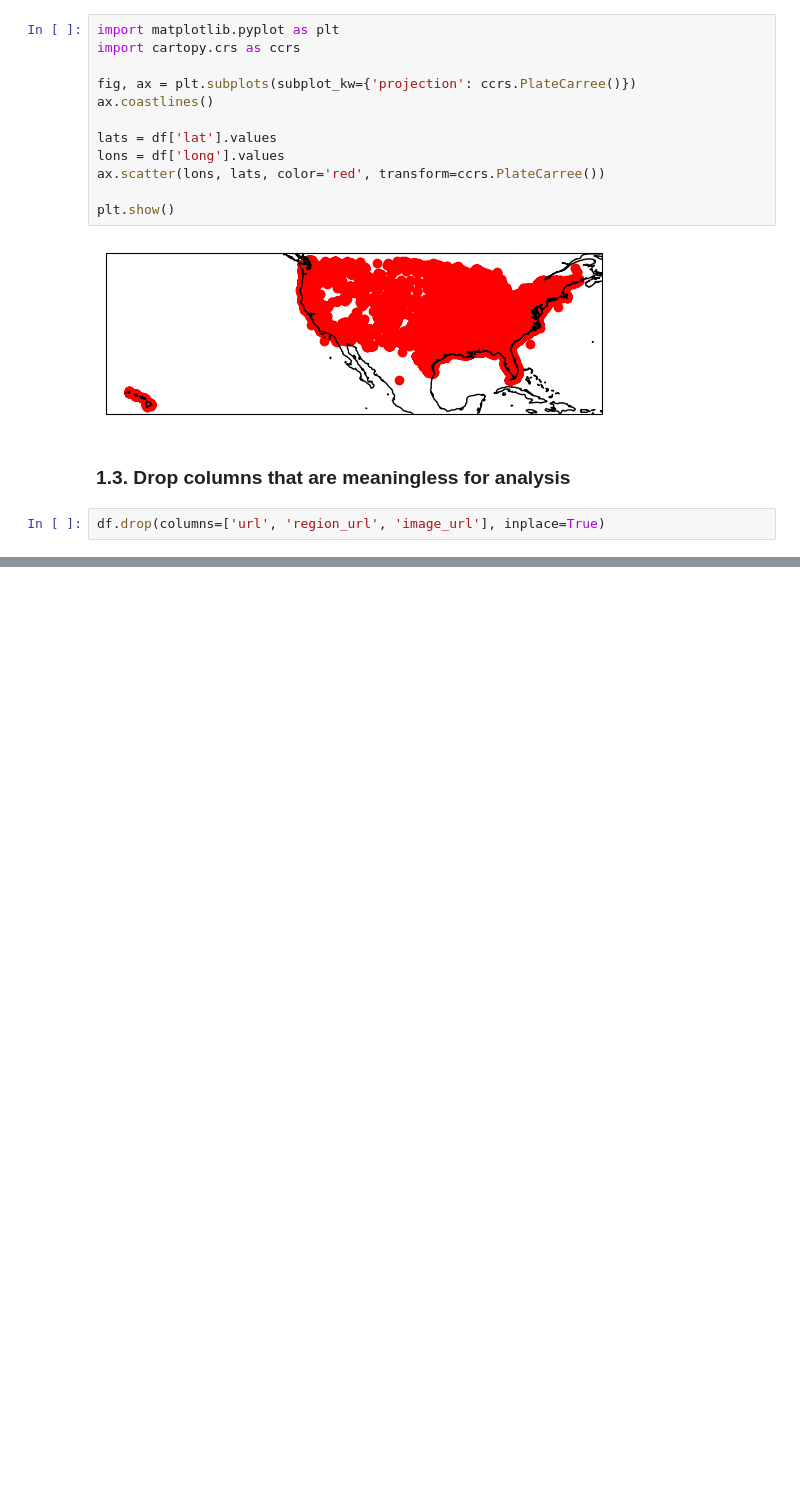
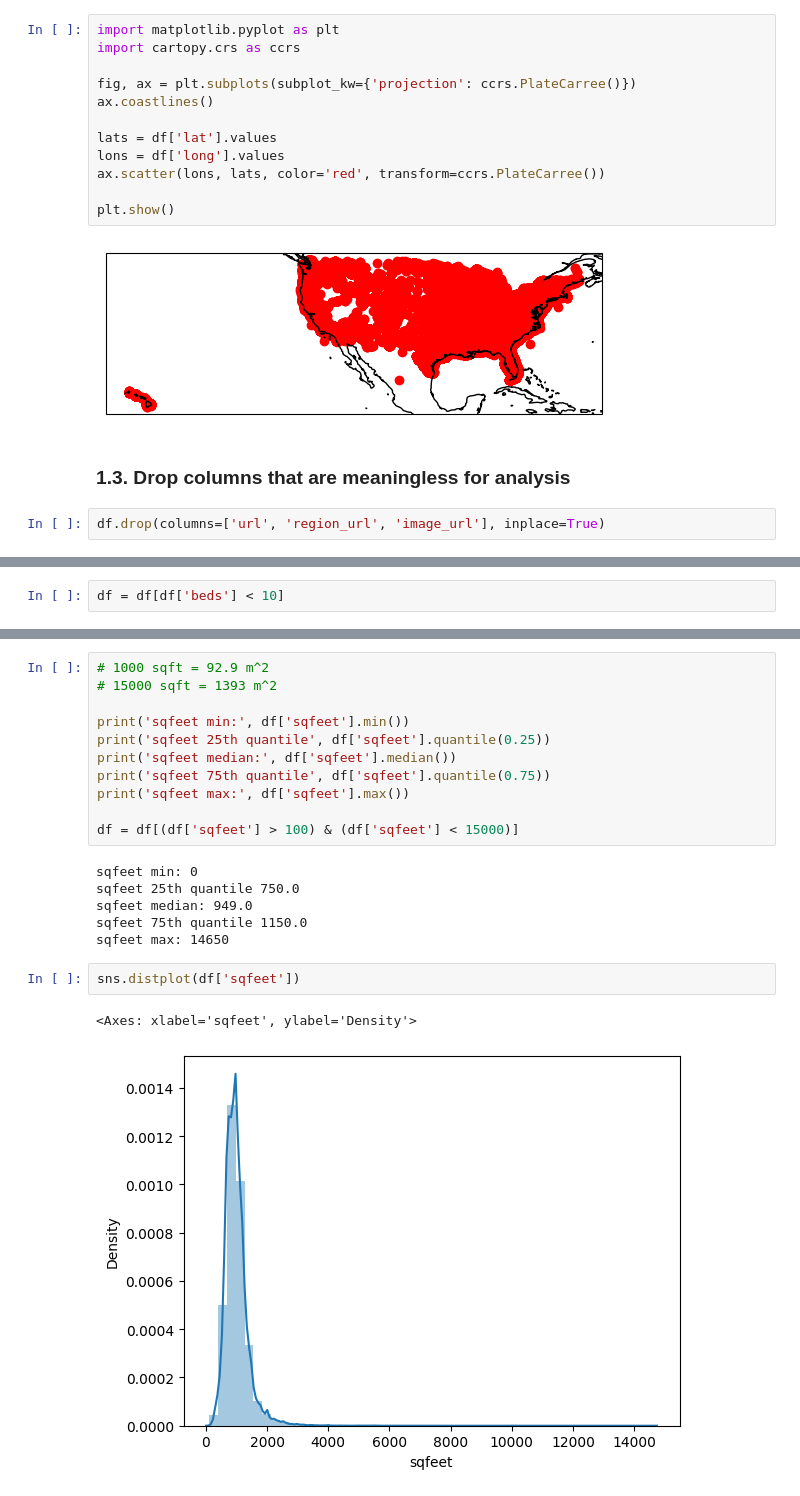
Before and after one commit to misha8347/Data-Gathering, a Jupyter notebook: final_exam/housing_analysis.ipynb, the cells around one changed output, grey strips where cells are left out. Saved outputs shown, nothing was run; the diff lists cells and outputs as text; blank space fills up the shorter version.

```diff
--- a/final_exam/housing_analysis.ipynb
+++ b/final_exam/housing_analysis.ipynb
@@ -128,0 +170,2 @@ df.drop(columns=['url', 'region_url', 'image_url'], inplace=True)
+# %%
+df = df[df['beds'] < 10]
@@ -128,0 +202,22 @@ df.drop(columns=['url', 'region_url', 'image_url'], inplace=True)
+# %%
+# 1000 sqft = 92.9 m^2
+# 15000 sqft = 1393 m^2
+
+print('sqfeet min:', df['sqfeet'].min())
+print('sqfeet 25th quantile', df['sqfeet'].quantile(0.25))
+print('sqfeet median:', df['sqfeet'].median())
+print('sqfeet 75th quantile', df['sqfeet'].quantile(0.75))
+print('sqfeet max:', df['sqfeet'].max())
+
+df = df[(df['sqfeet'] > 100) & (df['sqfeet'] < 15000)]
+# %% [output]
+sqfeet min: 0
+sqfeet 25th quantile 750.0
+sqfeet median: 949.0
+sqfeet 75th quantile 1150.0
+sqfeet max: 14650
+# %%
+sns.distplot(df['sqfeet'])
+# %% [output]
+<Axes: xlabel='sqfeet', ylabel='Density'>
+[figure, added]
```
Also changed, not shown: parts of 10 cells of this notebook.
